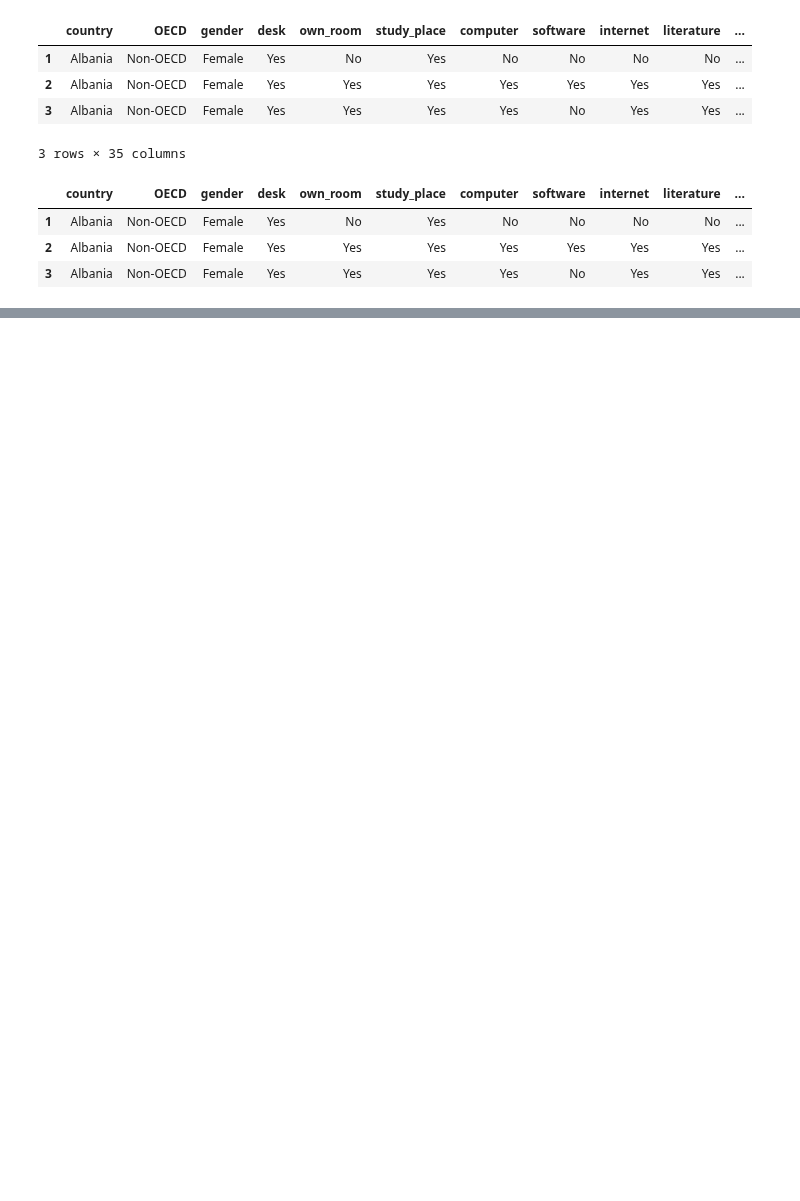
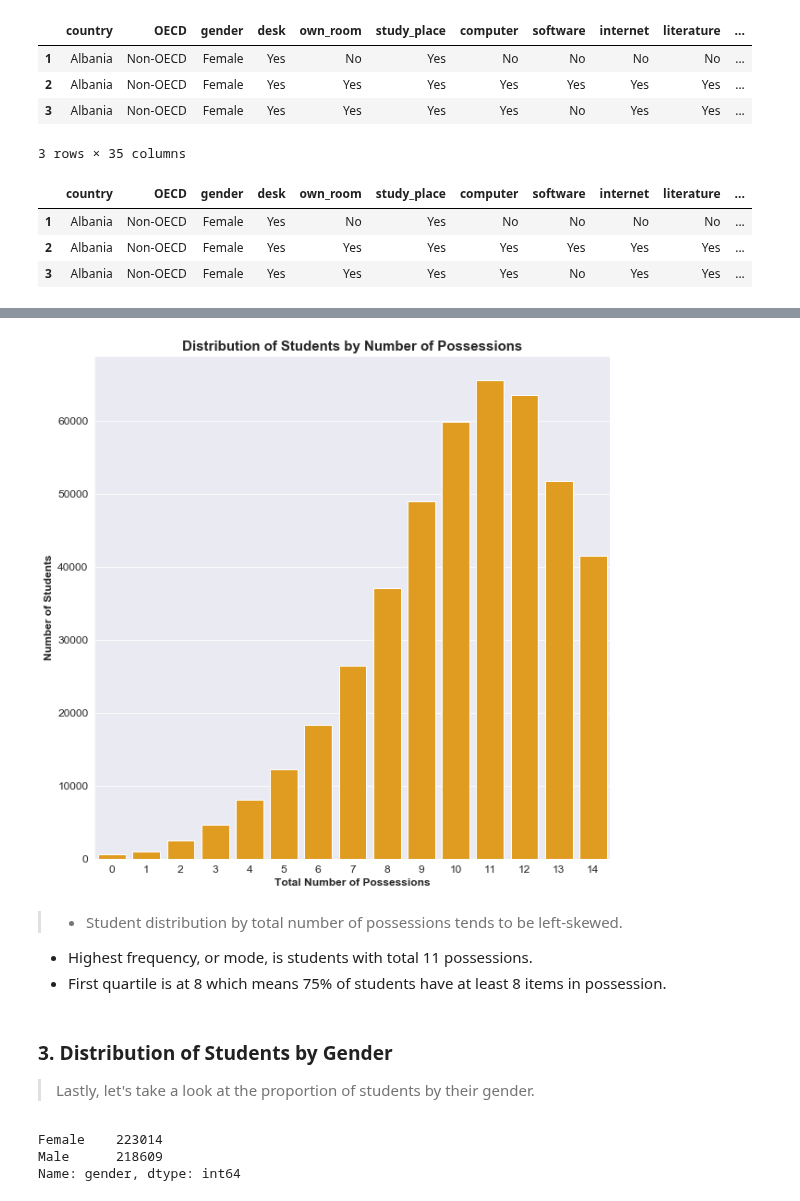
Before and after one commit to Steve-Choi/DAND, a Jupyter notebook: Communicate-Data-Findings/Communicate-Data-Findings.ipynb, the cells around one changed output, grey strips where cells are left out. Saved outputs shown, nothing was run; the diff lists cells and outputs as text; code cells hidden in the pictures; blank space fills up the shorter version.

```diff
--- a/Communicate-Data-Findings/Communicate-Data-Findings.ipynb
+++ b/Communicate-Data-Findings/Communicate-Data-Findings.ipynb
@@ -523,0 +372,27 @@ Index(['desk', 'own_room', 'study_place', 'computer', 'software', 'internet',
+# %%
+# define figure size,
+plt.figure(figsize=(10, 10))
+
+# use countplot
+sns.countplot(data=df, x='possessions', color='#ffa600')
+
+# set title, label, and ticks for the plot
+fig_labels('Distribution of Students by Number of Possessions', 'Total Number of Possessions', 'Number of Students');
+# %% [output]
+[figure, added]
+# %% [markdown]
+> - Student distribution by total number of possessions tends to be left-skewed.
+- Highest frequency, or mode, is students with total 11 possessions.
+- First quartile is at 8 which means 75% of students have at least 8 items in possession.
+# %% [markdown]
+<a id='Q3'></a>
+### 3. Distribution of Students by Gender
+> Lastly, let's take a look at the proportion of students by their gender.
+# %%
+# count students for each gender
+sorted_counts = df['gender'].value_counts()
+sorted_counts
+# %% [output]
+Female    223014
+Male      218609
+Name: gender, dtype: int64
```
Also changed, not shown: parts of 79 cells of this notebook, 3 other files.
